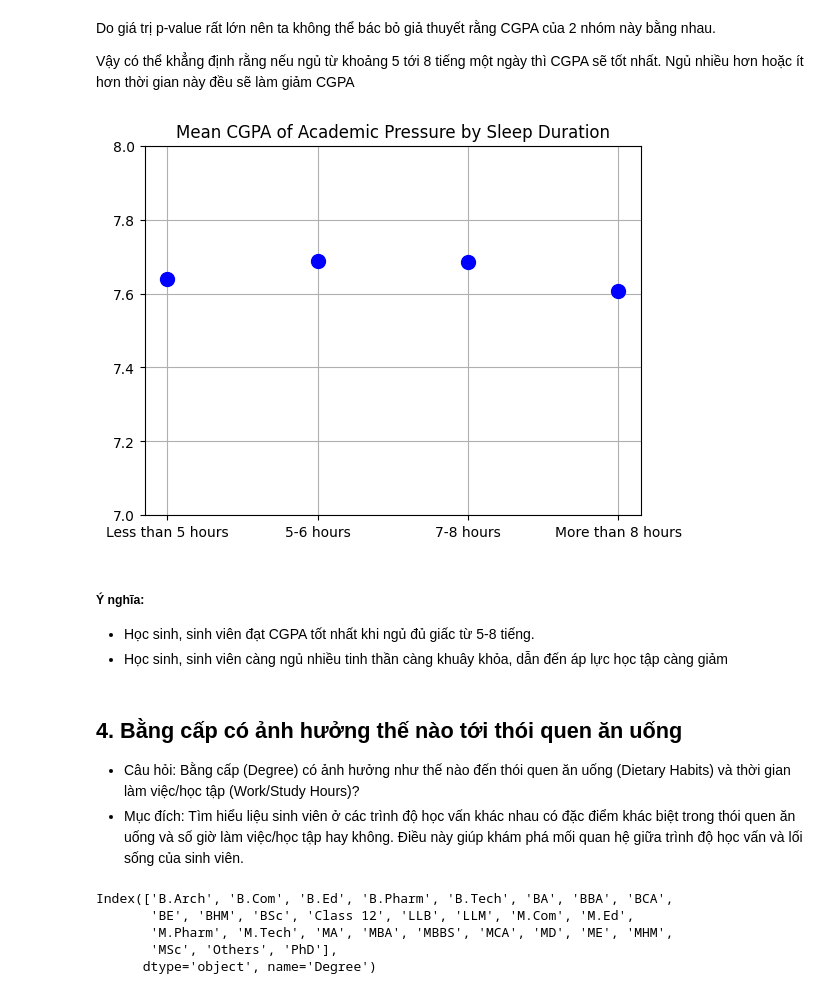
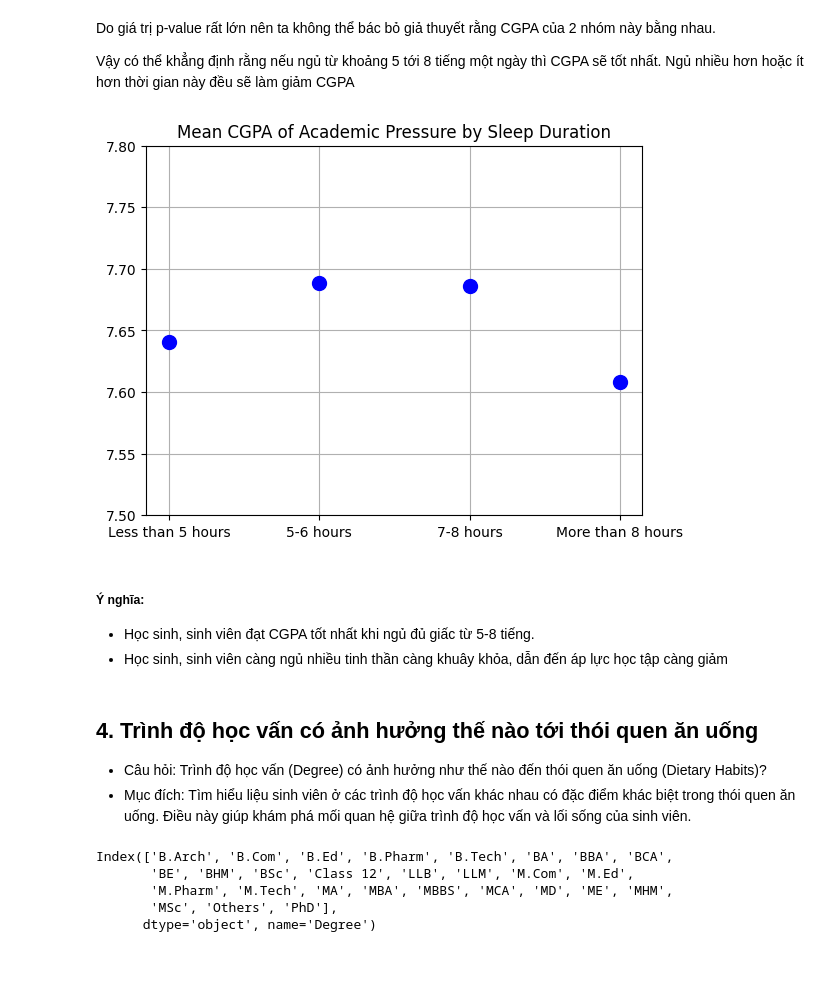
Before and after one commit to lhldanh/HCMUS_-CSC17104_Final_Project, a Jupyter notebook: main.ipynb, the cells around one changed output. Saved outputs shown, nothing was run; the diff lists cells and outputs as text; code cells hidden in the pictures; blank space fills up the shorter version.

```diff
--- a/main.ipynb
+++ b/main.ipynb
@@ -415,24 +402,22 @@ Vậy có thể khẳng định rằng nếu ngủ từ khoảng 5 tới 8 tiế
 # %%
 labels=['Less than 5 hours','5-6 hours','7-8 hours','More than 8 hours']
 means = stats.loc[labels]['mean']
-
-# Create a dot plot
 plt.plot(labels, means, 'o', color='blue', markersize=10)
 plt.title('Mean CGPA of Academic Pressure by Sleep Duration')
-plt.ylim(7,8)
+plt.ylim(7.5,7.8)
 plt.grid()
 
 plt.show()
 # %% [output]
-[figure, old version]
+[figure, new version]
 # %% [markdown]
 ##### Ý nghĩa:
 + Học sinh, sinh viên đạt CGPA tốt nhất khi ngủ đủ giấc từ 5-8 tiếng.
 + Học sinh, sinh viên càng ngủ nhiều tinh thần càng khuây khỏa, dẫn đến áp lực học tập càng giảm
 # %% [markdown]
-## 4. Bằng cấp có ảnh hưởng thế nào tới thói quen ăn uống
-- Câu hỏi: Bằng cấp (Degree) có ảnh hưởng như thế nào đến thói quen ăn uống (Dietary Habits) và thời gian làm việc/học tập (Work/Study Hours)?
-- Mục đích: Tìm hiểu liệu sinh viên ở các trình độ học vấn khác nhau có đặc điểm khác biệt trong thói quen ăn uống và số giờ làm việc/học tập hay không. Điều này giúp khám phá mối quan hệ giữa trình độ học vấn và lối sống của sinh viên.
+## 4. Trình độ học vấn có ảnh hưởng thế nào tới thói quen ăn uống
+- Câu hỏi: Trình độ học vấn (Degree) có ảnh hưởng như thế nào đến thói quen ăn uống (Dietary Habits)?
+- Mục đích: Tìm hiểu liệu sinh viên ở các trình độ học vấn khác nhau có đặc điểm khác biệt trong thói quen ăn uống. Điều này giúp khám phá mối quan hệ giữa trình độ học vấn và lối sống của sinh viên.
 # %%
 df.groupby(['Degree'])['Dietary Habits'].apply(list).index
 # %% [output]
```
Also changed, not shown: parts of 30 cells of this notebook.
